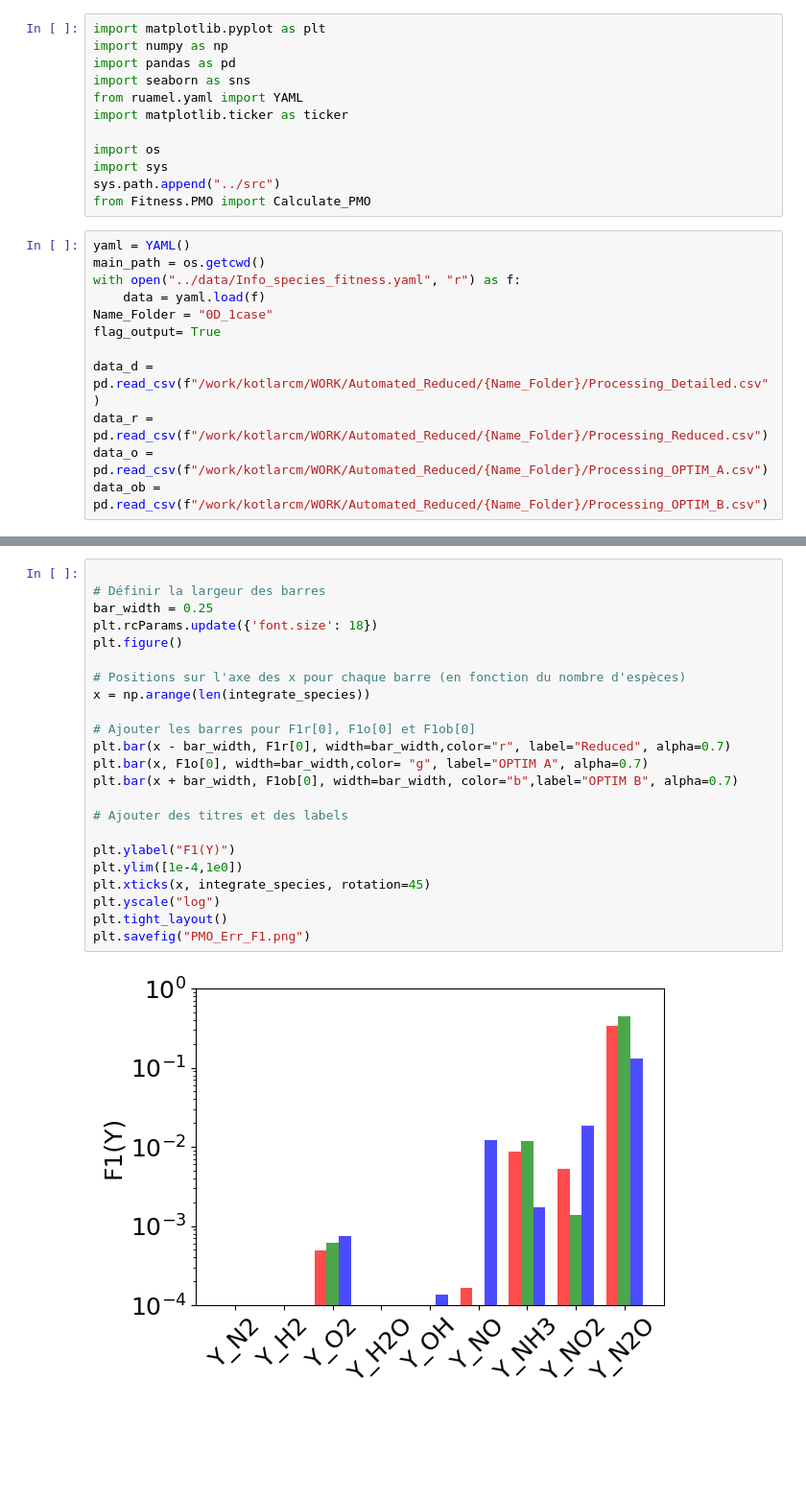
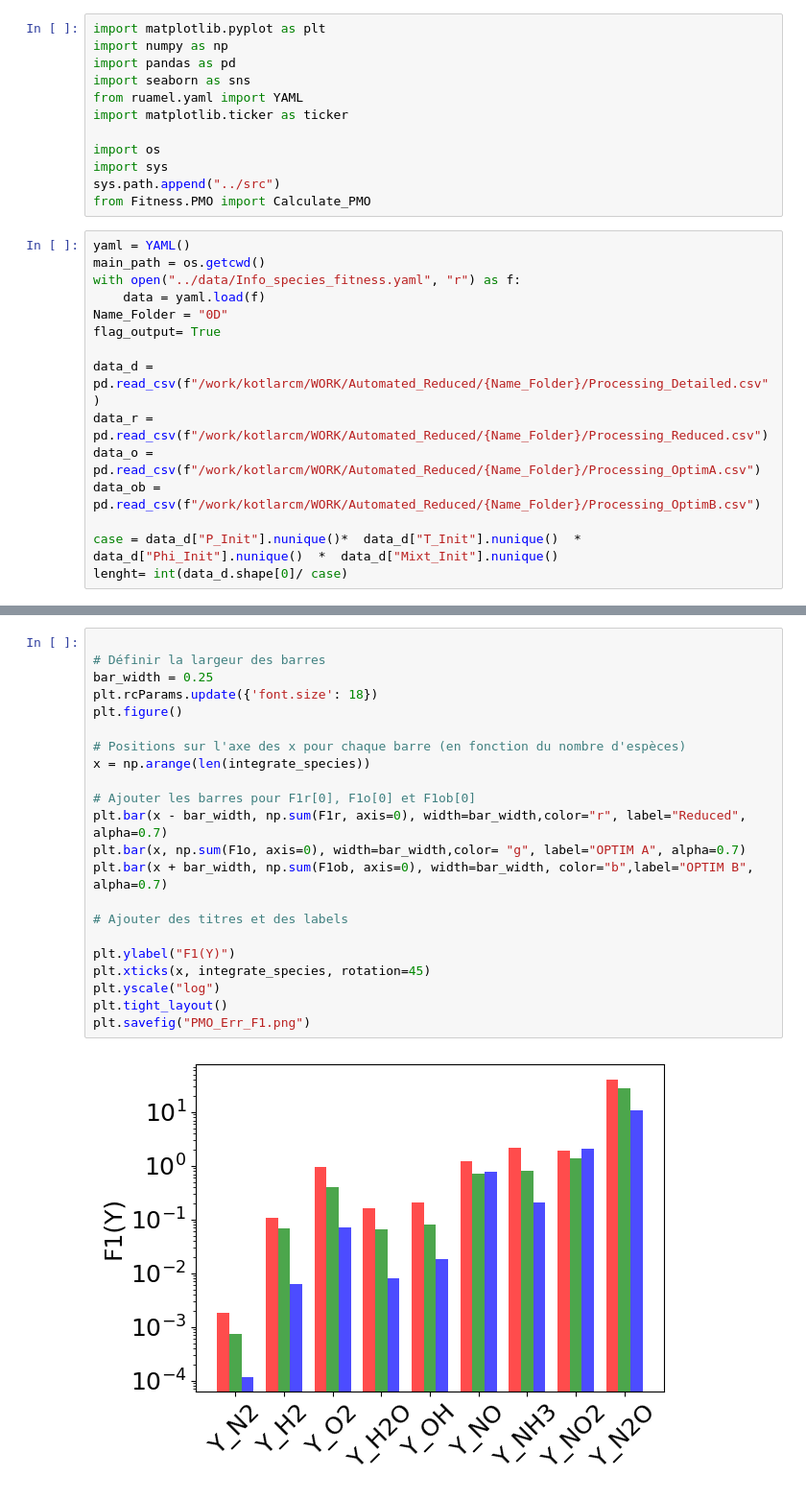
Before and after one commit to MartinMNKG/Automated_Reduced, a Jupyter notebook: notebook/Visu_PMO.ipynb, the cells around one changed output, grey strips where cells are left out. Shown: that part at 96% size. Cells and saved outputs as stored; diff of their text form; blank space fills up the shorter version.

```diff
--- a/notebook/Visu_PMO.ipynb
+++ b/notebook/Visu_PMO.ipynb
@@ -15,13 +15,16 @@ yaml = YAML()
 main_path = os.getcwd()
 with open("../data/Info_species_fitness.yaml", "r") as f:
     data = yaml.load(f)
-Name_Folder = "0D_1case"
+Name_Folder = "0D"
 flag_output= True
 
 data_d = pd.read_csv(f"/work/kotlarcm/WORK/Automated_Reduced/{Name_Folder}/Processing_Detailed.csv")
 data_r = pd.read_csv(f"/work/kotlarcm/WORK/Automated_Reduced/{Name_Folder}/Processing_Reduced.csv")
-data_o = pd.read_csv(f"/work/kotlarcm/WORK/Automated_Reduced/{Name_Folder}/Processing_OPTIM_A.csv")
-data_ob = pd.read_csv(f"/work/kotlarcm/WORK/Automated_Reduced/{Name_Folder}/Processing_OPTIM_B.csv")
+data_o = pd.read_csv(f"/work/kotlarcm/WORK/Automated_Reduced/{Name_Folder}/Processing_OptimA.csv")
+data_ob = pd.read_csv(f"/work/kotlarcm/WORK/Automated_Reduced/{Name_Folder}/Processing_OptimB.csv")
+
+case = data_d["P_Init"].nunique()*  data_d["T_Init"].nunique()  *  data_d["Phi_Init"].nunique()  *  data_d["Mixt_Init"].nunique()
+lenght= int(data_d.shape[0]/ case)
 # %%
 Err_r,F1r,F2r,F3r,F4r = Calculate_PMO(data_d,data_r,data,main_path,flag_output)
 Err_A,F1o,F2o,F3o,F4o = Calculate_PMO(data_d,data_o,data,main_path,flag_output)
@@ -35,25 +38,24 @@ Err PMO = 9.24e-01
 # %%
 
 # Définir la largeur des barres
 bar_width = 0.25
 plt.rcParams.update({'font.size': 18})
 plt.figure()
 
 # Positions sur l'axe des x pour chaque barre (en fonction du nombre d'espèces)
 x = np.arange(len(integrate_species))
 
 # Ajouter les barres pour F1r[0], F1o[0] et F1ob[0]
-plt.bar(x - bar_width, F1r[0], width=bar_width,color="r", label="Reduced", alpha=0.7)
-plt.bar(x, F1o[0], width=bar_width,color= "g", label="OPTIM A", alpha=0.7)
-plt.bar(x + bar_width, F1ob[0], width=bar_width, color="b",label="OPTIM B", alpha=0.7)
+plt.bar(x - bar_width, np.sum(F1r, axis=0), width=bar_width,color="r", label="Reduced", alpha=0.7)
+plt.bar(x, np.sum(F1o, axis=0), width=bar_width,color= "g", label="OPTIM A", alpha=0.7)
+plt.bar(x + bar_width, np.sum(F1ob, axis=0), width=bar_width, color="b",label="OPTIM B", alpha=0.7)
 
 # Ajouter des titres et des labels
 
 plt.ylabel("F1(Y)")
-plt.ylim([1e-4,1e0])
 plt.xticks(x, integrate_species, rotation=45)
 plt.yscale("log")
 plt.tight_layout()
 plt.savefig("PMO_Err_F1.png")
 # %% [output]
-[figure, old version]
+[figure, new version]
```
Also changed, not shown: parts of 11 cells of this notebook.
